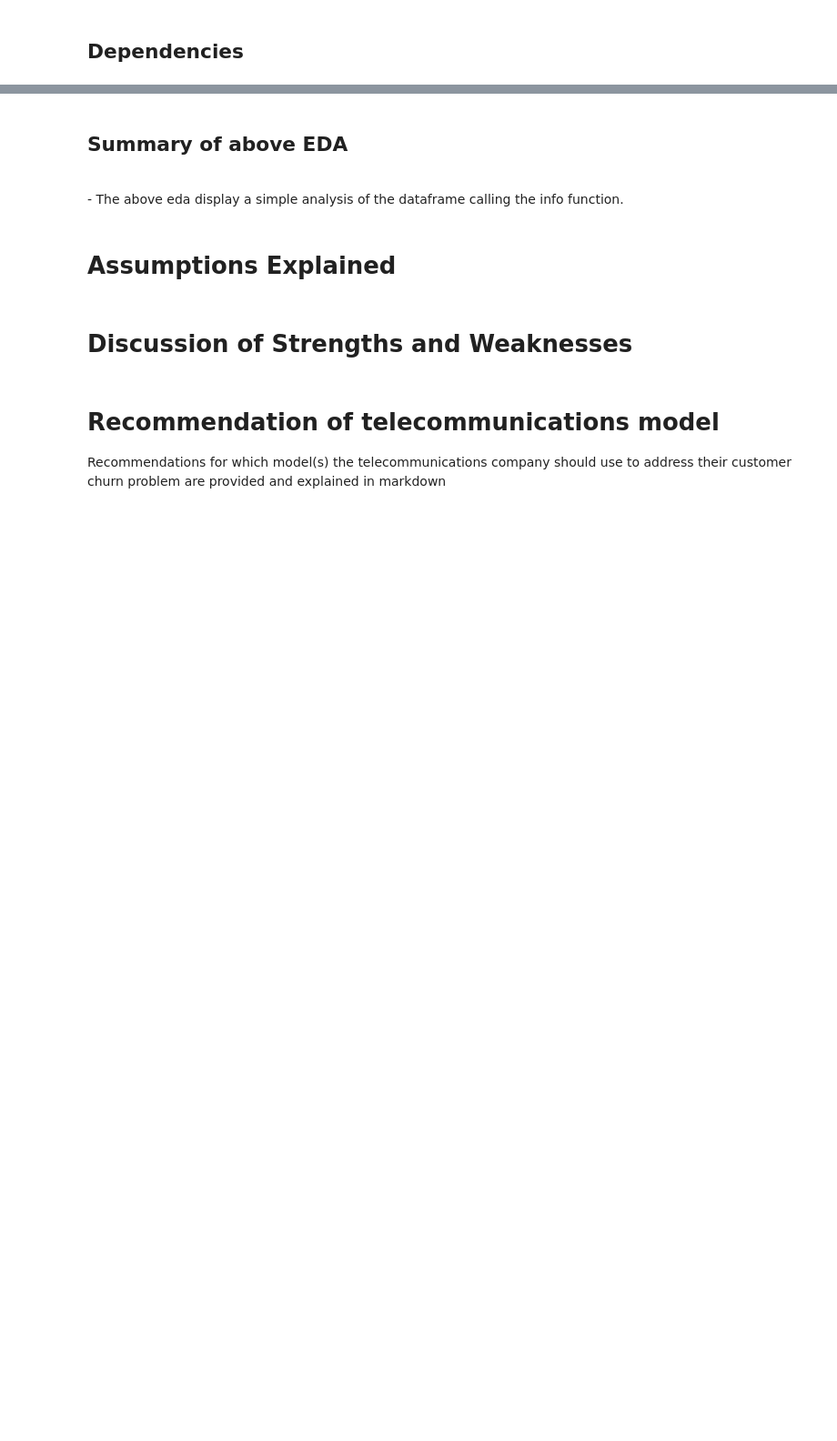
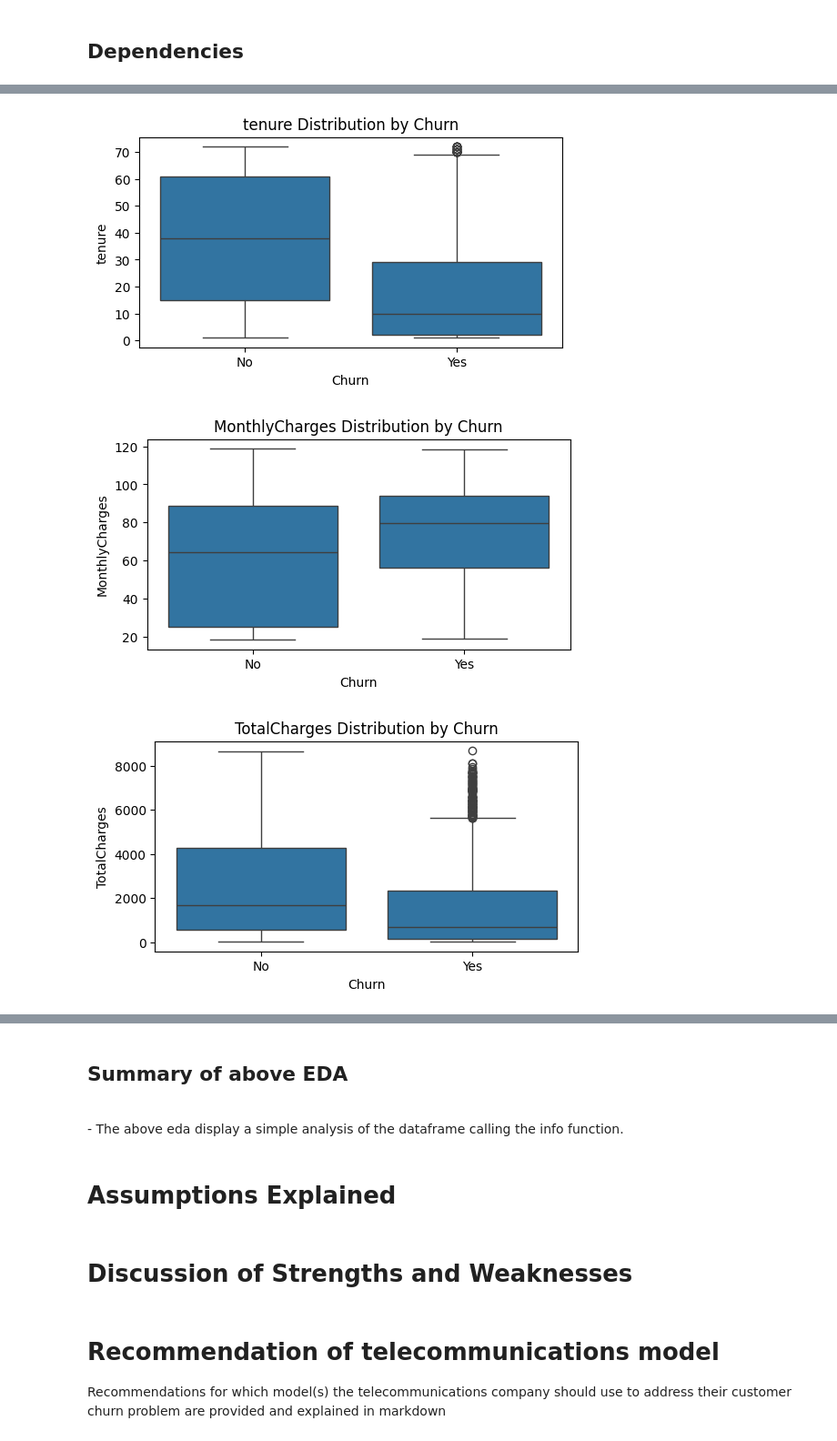
Before and after one commit to lindsaygross/Interpretable-ML, a Jupyter notebook: Interpretable_ML.ipynb, the cells around one changed output, grey strips where cells are left out. Shown at 91% size. Saved outputs shown, nothing was run; the diff lists cells and outputs as text; code cells hidden in the pictures; blank space fills up the shorter version.

Commit message:
added descriptions of columns and added a couple cells of EDA

```diff
--- a/Interpretable_ML.ipynb
+++ b/Interpretable_ML.ipynb
@@ -168,11 +196,12 @@ Churn:
 # %%
+# Used claude at 4:45pm to help load data in colab and in local environment
+
 """
 Perform an exploratory analysis of the dataset to understand the relationships between different
 features and the target variable (churn). Use appropriate visualizations and statistical methods
 to determine whether assumptions about linear, logistic, and GAM models are met.
 """
-
-#df = pd.read_csv('WA_Fn-UseC_-Telco-Customer-Churn.csv')
+# load the data
 try:
     df = pd.read_csv('WA_Fn-UseC_-Telco-Customer-Churn.csv')
     print("loaded from local directory")
@@ -186,16 +215,10 @@ except:
 
 df.head()
 
-# describe the data
-print(df.info())
-print(df.shape)
-print(df.describe())
-
-# visualize the churn distribution
-print(df['Churn'].value_counts())
-sns.countplot(x='Churn', data=df)
-plt.title('Churn Distribution')
-plt.show()
+# Convert 'TotalCharges' to numeric so that we can analyze the numeric effect on churn later on
+df['TotalCharges'] = pd.to_numeric(df['TotalCharges'], errors='coerce')
+df = df.dropna(subset=['TotalCharges'])
+df.info()
 # %% [output]
 loaded from local directory
 <class 'pandas.core.frame.DataFrame'>
@@ -237,0 +291,9 @@ memory usage: 1.1+ MB
+# %%
+# Used claude at 4:50pm to help create binary column for churn
+
+# visualize the churn distribution
+print(df['Churn'].value_counts())
+df['ChurnBinary'] = df['Churn'].map({'No': 0, 'Yes': 1}) # create a binary column for churn
+sns.countplot(x='Churn', data=df)
+plt.title('Churn Distribution')
+plt.show()
@@ -237,0 +310,13 @@ memory usage: 1.1+ MB
+# %%
+# Numerical features distribution vs Churn
+numerical_features = ['tenure', 'MonthlyCharges', 'TotalCharges']
+
+for feature in numerical_features:
+    plt.figure(figsize=(6, 3))  # Used claude at 5:00pm to help adjust figure size
+    sns.boxplot(x='Churn', y=feature, data=df)
+    plt.title(f'{feature} Distribution by Churn')
+    plt.show()
+# %% [output]
+[figure, added]
+[figure, added]
+[figure, added]
```
Also changed, not shown: parts of 14 cells of this notebook.
